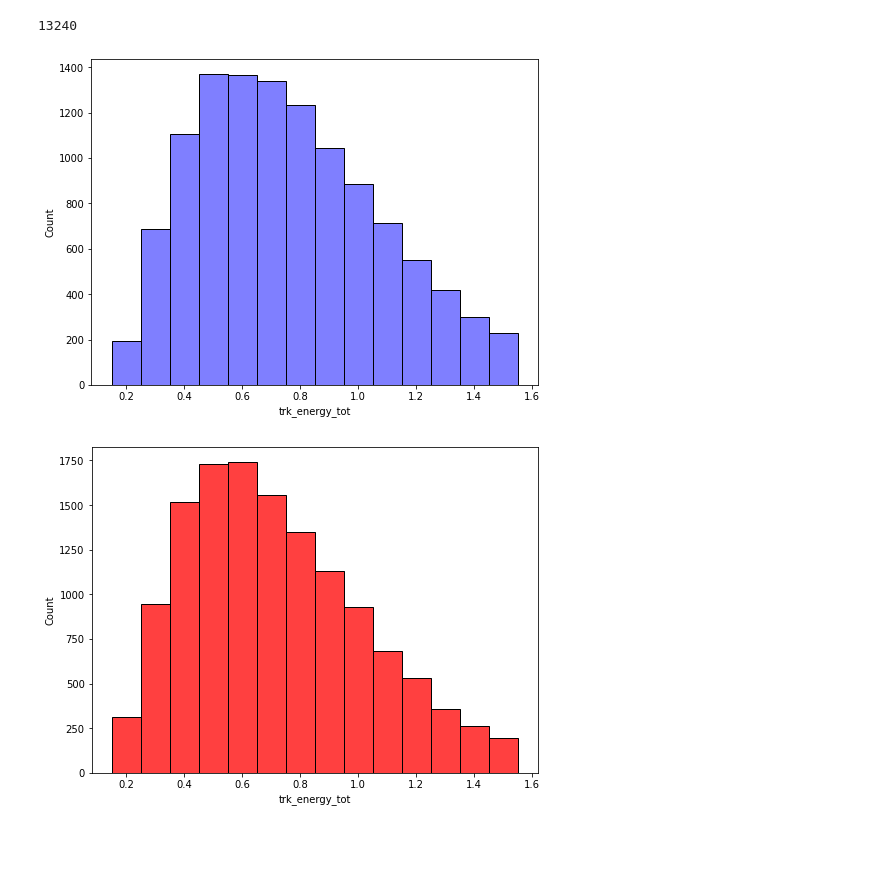
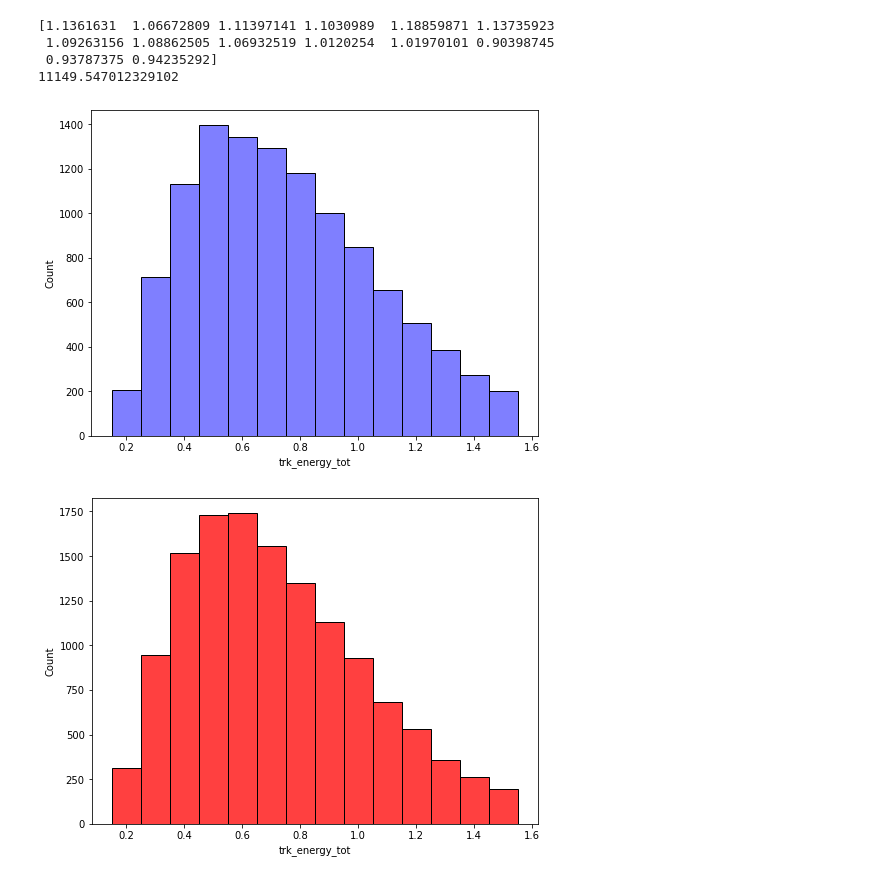
Before and after one commit to finnerudo/MScproject, a Jupyter notebook: Plotting_numu.ipynb, the cells around one changed output. Saved outputs shown, nothing was run; the diff lists cells and outputs as text; code cells hidden in the pictures; blank space fills up the shorter version.

```diff
--- a/Plotting_numu.ipynb
+++ b/Plotting_numu.ipynb
@@ -95,10 +146,11 @@ print(df_nu_tree_fhc.keys())
 # %%
+#Neutrino energy for MC
 def neutrino_energy(tree):
 
     trk_energy_tot_unsummed = tree['trk_energy_proton_v'].array()
     trk_energy_tot = trk_energy_tot_unsummed.sum()
 
-    variable = ['_opfilter_pe_veto', '_opfilter_pe_beam','trk_energy_proton_v','_closestNuCosmicDist','trk_range_muon_mom_v','trk_mcs_muon_mom_v', 'crtveto','trk_len_v', 'trk_distance_v','category','topological_score','trk_sce_end_z_v','trk_sce_end_y_v','trk_sce_end_x_v','pfp_generation_v','trk_score_v','trk_llr_pid_score_v','trk_sce_start_z_v','trk_sce_start_y_v','trk_sce_start_x_v','reco_nu_vtx_sce_x','reco_nu_vtx_sce_y', 'reco_nu_vtx_sce_z','crtveto','nslice','category','topological_score']
+    variable = ['crthitpe','nu_e','nu_pdg','weightTune','weightSplineTimesTune', '_opfilter_pe_veto', '_opfilter_pe_beam','trk_energy_proton_v','_closestNuCosmicDist','trk_range_muon_mom_v','trk_mcs_muon_mom_v', 'crtveto','trk_len_v', 'trk_distance_v','category','topological_score','trk_sce_end_z_v','trk_sce_end_y_v','trk_sce_end_x_v','pfp_generation_v','trk_score_v','trk_llr_pid_score_v','trk_sce_start_z_v','trk_sce_start_y_v','trk_sce_start_x_v','reco_nu_vtx_sce_x','reco_nu_vtx_sce_y', 'reco_nu_vtx_sce_z','crtveto','nslice','category','topological_score']
     df_frame = tree.pandas.df(variable,flatten=False)
 
     trk_llr_pid_v = tree["trk_llr_pid_score_v"].array()
@@ -142,7 +194,7 @@ def neutrino_energy(tree):
     df_frame = df_frame.loc[:,~df_frame.columns.duplicated()]
 
 
-
+    crthit = df_frame['crthitpe']
     pfp_generation_v = df_frame['pfp_generation_v']
     reco_x = df_frame['reco_nu_vtx_sce_x']
     reco_y = df_frame['reco_nu_vtx_sce_y']
@@ -160,17 +212,18 @@ def neutrino_energy(tree):
 
 
     selection =   (nslice == 1)\
-                & (reco_x >= 5) & (reco_x <= 251) & (reco_y <= 110) & (reco_y >= -110)\
-                & (reco_z <= 986) & (reco_z >= 20) & ((reco_z <675) | (reco_z > 775))\
-                & (crtveto != 1) & (closestNu > 5.) & (pfp_generation_v == 2)\
+                & (reco_x > 5) & (reco_x < 251) & (reco_y < 110) & (reco_y > -110)\
+                & (reco_z < 986) & (reco_z > 20) & ((reco_z < 675) | (reco_z > 775))\
+                & ((crtveto != 1) | (crthit < 100)) & (closestNu > 5.) & (pfp_generation_v == 2)\
                 & (topological > 0.06) & (tot_number_muons > 0)\
-                & (trk_energy_total < 1.6) & (op_be>0) & (op_ve<20)
+                & (trk_energy_total < 1.6) & ((op_be>0) & (op_ve<20))
 
     df_frame = df_frame[selection]
     df_frame = df_frame.drop_duplicates(subset='trk_energy_tot', keep="last")
 
     return df_frame
 # %%
+#Neutrino energy for EXT and data
 def neutrino_energy_data_EXT(tree):
 
     trk_energy_tot_unsummed = tree['trk_energy_proton_v'].array()
@@ -233,9 +286,9 @@ def neutrino_energy_data_EXT(tree):
     topological = df_frame['topological_score']
 
 
-    selection =   (nslice == 1) & (reco_x >= 5) & (reco_x <= 251)\
-                & (reco_y <= 110) & (reco_y >= -110)\
-                & (reco_z <= 986) & (reco_z >= 20) & ((reco_z <675) | (reco_z > 775))\
+    selection =   (nslice == 1) & (reco_x > 5) & (reco_x < 251)\
+                & (reco_y < 110) & (reco_y > -110)\
+                & (reco_z < 986) & (reco_z > 20) & ((reco_z <675) | (reco_z > 775))\
                 & (crtveto != 1) & (closestNu > 5.) & (pfp_generation_v == 2)\
                 & (topological > 0.06) & (tot_number_muons > 0)\
 
@@ -251,3 +326,13 @@ df_data_real = neutrino_energy_data_EXT(data_tree)
+# %%
+df_data['weightMCC8'] = 1.0
+df_data.loc[ df_data['weightTune'] <= 0, 'weightTune' ] = 1.
+df_data.loc[ df_data['weightTune'] == np.inf, 'weightTune' ] = 1.
+df_data.loc[ df_data['weightTune'] > 100, 'weightTune' ] = 1.
+df_data.loc[ np.isnan(df_data['weightTune']) == True, 'weightTune' ] = 1.
+df_data.loc[ df_data['weightSplineTimesTune'] <= 0, 'weightSplineTimesTune' ] = 1.
+df_data.loc[ df_data['weightSplineTimesTune'] == np.inf, 'weightSplineTimesTune' ] = 1.
+df_data.loc[ df_data['weightSplineTimesTune'] > 100, 'weightSplineTimesTune' ] = 1.
+df_data.loc[ np.isnan(df_data['weightSplineTimesTune']) == True, 'weightSplineTimesTune' ] = 1.
 # %%
 #this is with full run
 
@@ -255,37 +340,47 @@ df_data_real = neutrino_energy_data_EXT(data_tree)
 
 #Get height of MC bins
 MC_figure = plt.figure(figsize=(8,6))
 bins=[0.15,0.25,0.35,0.45,0.55,0.65,0.75,0.85,0.95, 1.05, 1.15, 1.25, 1.35, 1.45, 1.55]
-MC = sns.histplot(data=df_data, x='trk_energy_tot', bins=bins, color = 'blue', alpha = 0.5, weights = 1/5.25, multiple = "layer", palette = 'deep')
+MC = sns.histplot(data=df_data, x='trk_energy_tot', bins=bins, color = 'blue', alpha = 0.5, weights = df_data['weightSplineTimesTune']/6.291, multiple = "layer", palette = 'deep')
 bins_array = np.array(bins)
 bins_position = (bins_array[:-1] + bins_array[1:]) / 2
 MC_bars = MC.patches
 heights_MC = [patch.get_height() for patch in MC_bars]
 y = heights_MC[:14]
 
 
 
 #Get height of bins
 Real_figure = plt.figure(figsize=(8,6))
 Data = sns.histplot(data=df_data_real, x='trk_energy_tot', bins=bins, color= 'red', multiple = 'layer', palette = "Set1")
 bars = Data.patches
 heights = [patch.get_height() for patch in bars]
 y_real = heights[:14]
 y_real = np.array(y_real)
 
 
 #Height of bin for EXT file
 EXT_figure = plt.figure(figsize=(8,6))
-EXT = sns.histplot(data=df_data_EXT, x='trk_energy_tot', bins=bins, color = 'red', alpha = 0.5, weights = 1/3.88, palette = 'deep')
+EXT = sns.histplot(data=df_data_EXT, x='trk_energy_tot', bins=bins, color = 'red', alpha = 0.5, weights = 1/3.888, palette = 'deep')
 bars = EXT.patches
 heights_EXT = [patch.get_height() for patch in bars]
 y_EXT = heights_EXT[:14]
 
 MC_EXT_bins = np.add(heights_MC,heights_EXT)
 
-np.sum(y_real)
+test = y_real/MC_EXT_bins
+
+
+
+print(test)
+
+
+print(np.sum(y))
 # %% [output]
-13240
+[1.1361631  1.06672809 1.11397141 1.1030989  1.18859871 1.13735923
+ 1.09263156 1.08862505 1.06932519 1.0120254  1.01970101 0.90398745
+ 0.93787375 0.94235292]
+11149.547012329102
-[figure, old version]
+[figure, new version]
 [figure]
 [figure]
```
Also changed, not shown: parts of 16 cells of this notebook, 8 other files.
